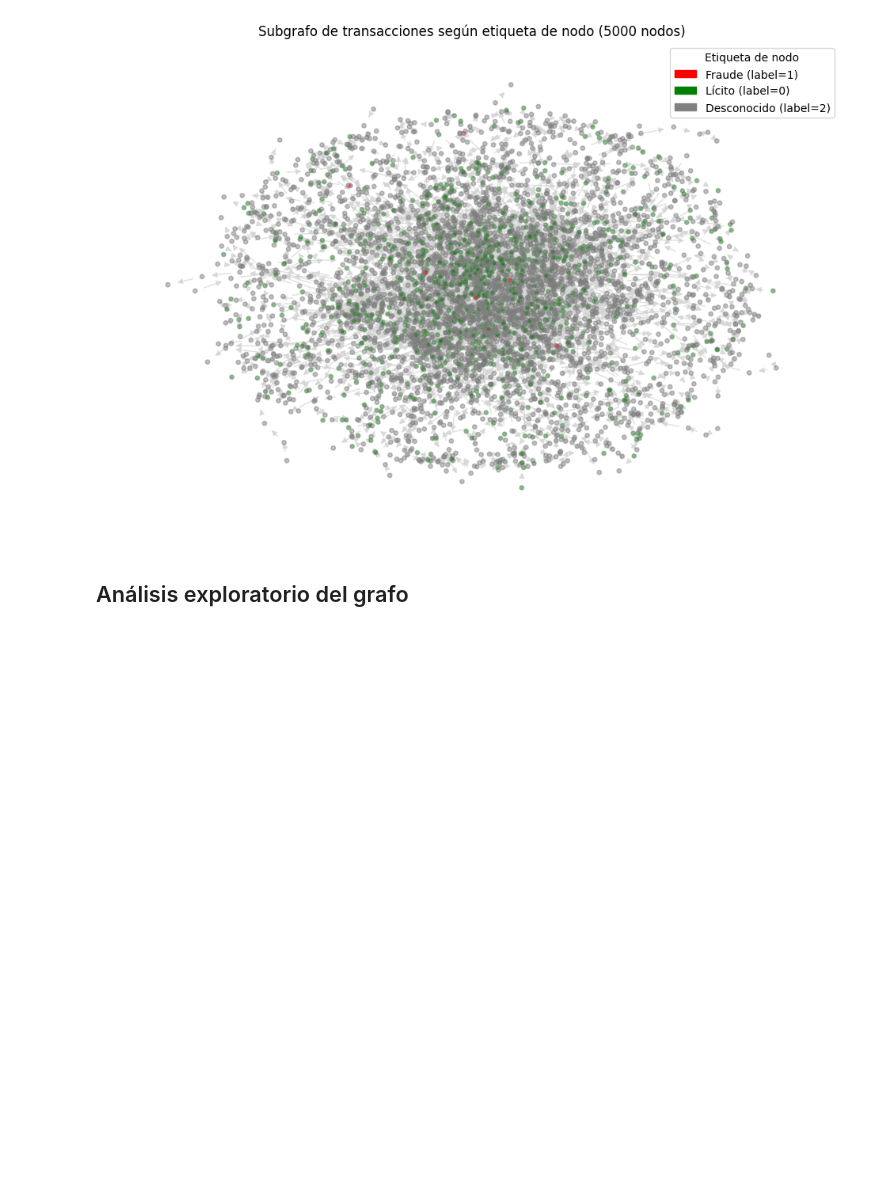
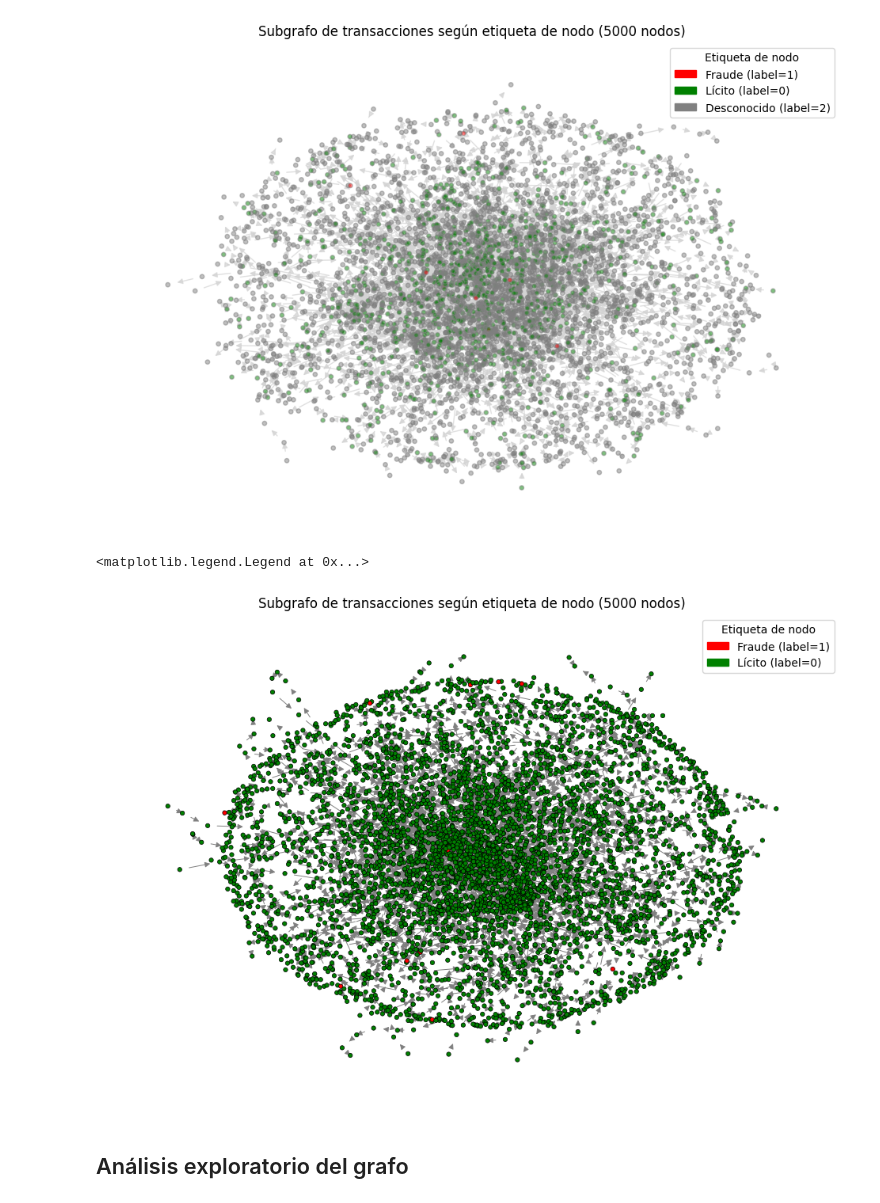
Before and after one commit to L-Ameneiro/elliptic-gnn-fraud-detector, a Jupyter notebook: notebooks/1-eda-graph.ipynb, the cells around one changed output. Saved outputs shown, nothing was run; the diff lists cells and outputs as text; code cells hidden in the pictures; blank space fills up the shorter version.

```diff
--- a/notebooks/1-eda-graph.ipynb
+++ b/notebooks/1-eda-graph.ipynb
@@ -154,6 +154,53 @@ plt.legend(handles=legend_elements, loc='upper right', title="Etiqueta de nodo")
 # %% [output]
 <matplotlib.legend.Legend at 0x...>
 [figure]
+# %%
+# Filtrar nodos cuyo atributo fraud_label no sea 2
+nodos_filtrados = [
+    n for n, data in G.nodes(data=True)
+    if data.get('fraud_label') != 0
+]
+
+# Tomar hasta 5000 nodos de los filtrados
+nodos_filtrados = nodos_filtrados[:5000]
+
+# Crear el subgrafo
+subgraph = G.subgraph(nodos_filtrados)
+# %%
+# 4. Visualizar una parte del grafo
+pos = nx.fruchterman_reingold_layout(subgraph, seed=42)
+plt.figure(figsize=(12, 8))
+
+# Colores según el fraud_label del nodo
+color_map = []
+for n, d in subgraph.nodes(data=True):
+    label = d.get('fraud_label', 2)
+    if label == 1:
+        color_map.append('red')
+    elif label == 2:
+        color_map.append('green')
+    else:
+        color_map.append('black')
+
+# Dibujar nodos
+nx.draw_networkx_nodes(subgraph, pos, node_size=15, node_color=color_map, edgecolors= 'black', linewidths = 0.5, alpha=1)
+
+# Dibujar aristas
+nx.draw_networkx_edges(subgraph, pos, width=0.7, alpha=1, edge_color='gray')
+
+plt.title("Subgrafo de transacciones según etiqueta de nodo (5000 nodos)")
+plt.axis('off')
+
+import matplotlib.patches as mpatches
+# Leyenda
+legend_elements = [
+    mpatches.Patch(color='red', label='Fraude (label=1)'),
+    mpatches.Patch(color='green', label='Lícito (label=2)')
+    ]
+plt.legend(handles=legend_elements, loc='upper right', title="Etiqueta de nodo")
+# %% [output]
+<matplotlib.legend.Legend at 0x...>
+[figure, added]
 # %% [markdown]
 ## Análisis exploratorio del grafo
 # %% [markdown]
```
Also changed, not shown: parts of 15 cells of this notebook, 1 other file.
